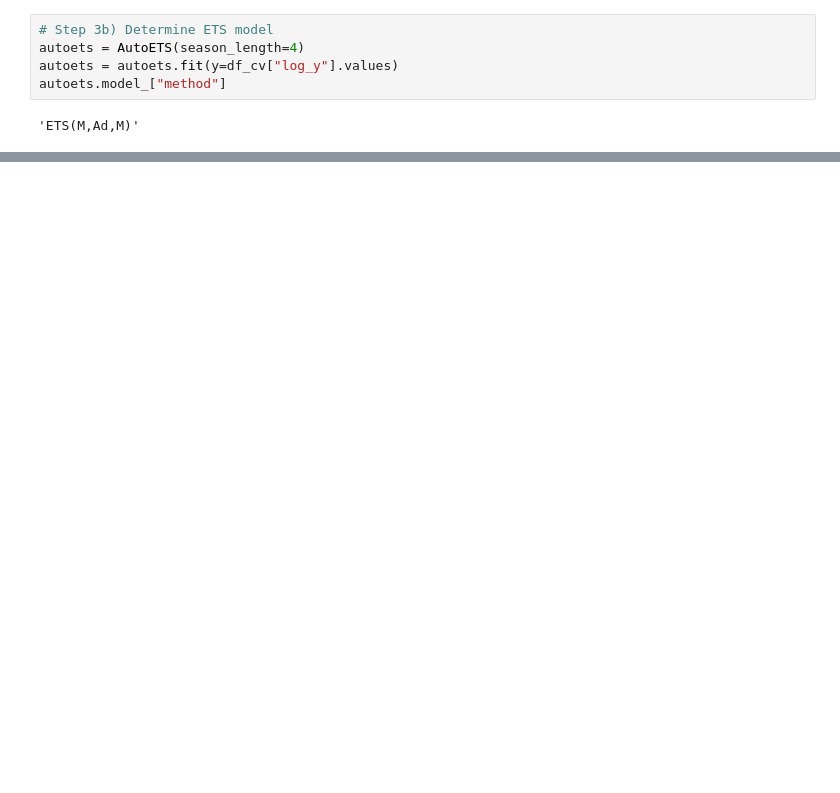
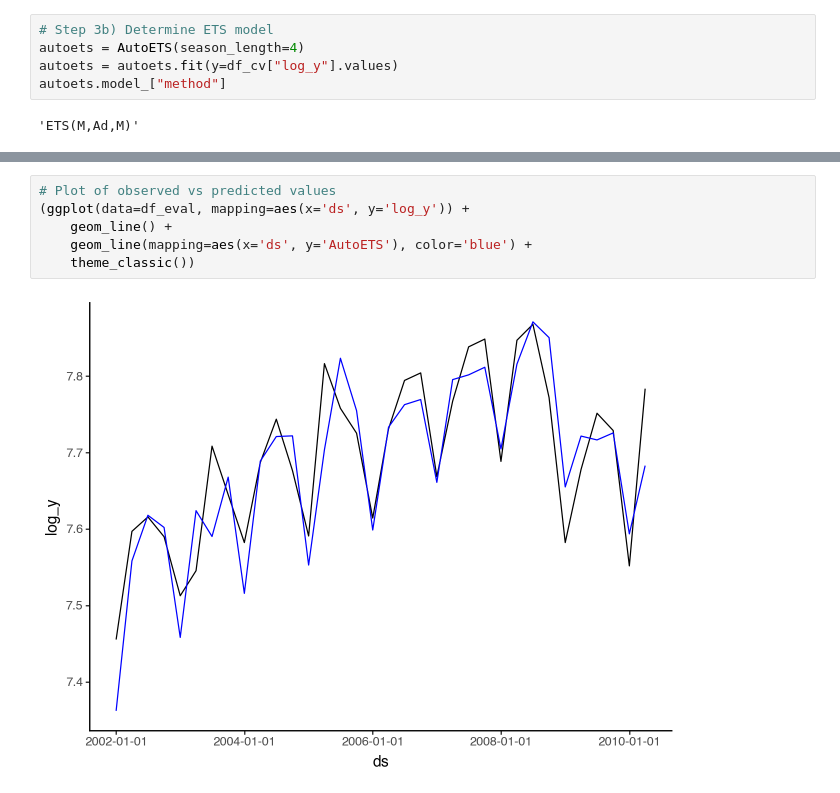
Before and after one commit to sebsciarra/gas_pump_prices, a Jupyter notebook: notebooks/chap9_arima.ipynb, the cells around one changed output, grey strips where cells are left out. Drawn from its saved outputs; the diff is of its cells as text; blank space fills up the shorter version.

```diff
--- a/notebooks/chap9_arima.ipynb
+++ b/notebooks/chap9_arima.ipynb
@@ -1271,0 +1390,8 @@ autoets.cross_validation(
+# %%
+# Plot of observed vs predicted values
+(ggplot(data=df_eval, mapping=aes(x='ds', y='log_y')) +
+    geom_line() +
+    geom_line(mapping=aes(x='ds', y='AutoETS'), color='blue') +
+    theme_classic())
+# %% [output]
+[figure, added]
```
Also changed, not shown: parts of 12 cells of this notebook.
